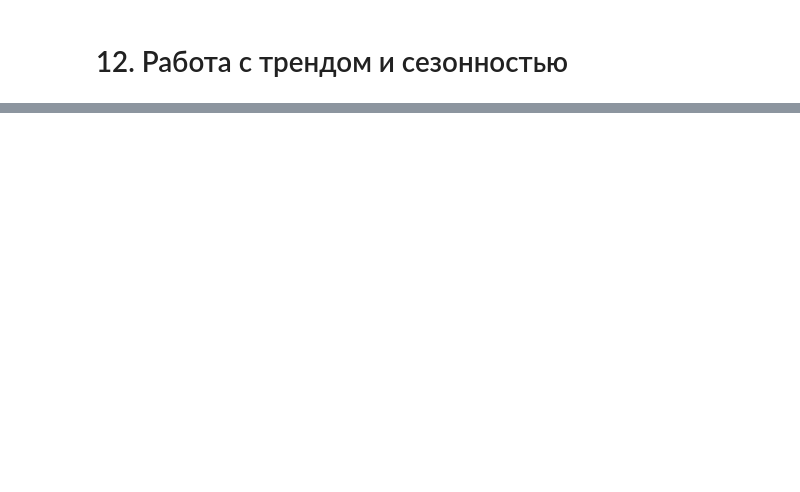
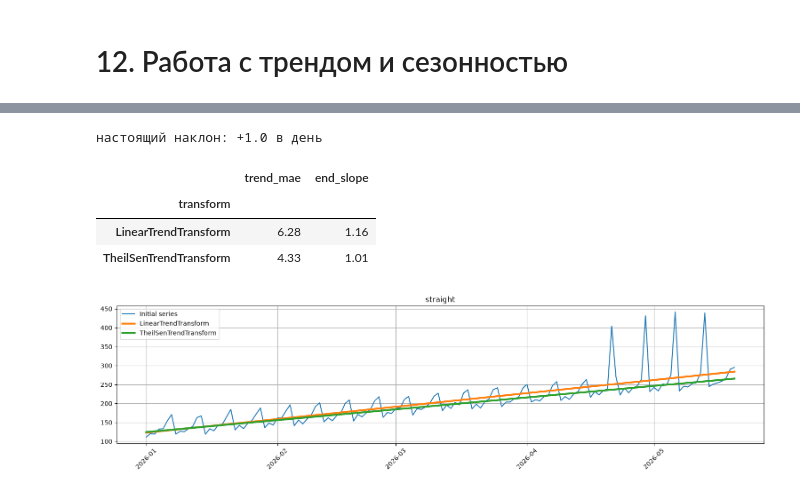
Before and after one commit to skv-analyst/study-data-analytics, a Jupyter notebook: 05-etna/notebooks/12-trend-seasonality.ipynb, the cells around one changed output, grey strips where cells are left out. Saved outputs shown, nothing was run; the diff lists cells and outputs as text; code cells hidden in the pictures; blank space fills up the shorter version.

```diff
--- a/05-etna/notebooks/12-trend-seasonality.ipynb
+++ b/05-etna/notebooks/12-trend-seasonality.ipynb
@@ -86,0 +102,37 @@ Backtest всех вариантов на стандартном периоде
+# %%
+def trend_errors(name: str, transforms: dict) -> pd.DataFrame:
+    """Насколько оценённый тренд отличается от настоящего и с каким наклоном он заканчивается."""
+    ts = series[name]
+    values = ts[:, name, "target"]
+    rows = []
+    for label, transform in transforms.items():
+        ts_detrended = deepcopy(ts)
+        ts_detrended.fit_transform([transform])
+        fitted_trend = values - ts_detrended[:, name, "target"]  # трансформ вычитает тренд — разница и есть тренд
+        rows.append({
+            "transform": label,
+            "trend_mae": (fitted_trend - true_trend[name]).abs().mean(),
+            "end_slope": fitted_trend.diff().iloc[-1],  # наклон в конце ряда — с ним тренд уйдёт в прогноз
+        })
+    return pd.DataFrame(rows).set_index("transform")
+
+
+straight_transforms = {
+    "LinearTrendTransform": LinearTrendTransform(in_column="target"),
+    "TheilSenTrendTransform": TheilSenTrendTransform(in_column="target"),
+}
+plot_trend(series["straight"], trend_transform=list(straight_transforms.values()), figsize=(15, 4))
+save_fig(plt.gcf(), "trend-straight")
+
+print("настоящий наклон: +1.0 в день")
+trend_errors("straight", {
+    "LinearTrendTransform": LinearTrendTransform(in_column="target"),
+    "TheilSenTrendTransform": TheilSenTrendTransform(in_column="target"),
+}).round(2)
+# %% [output]
+настоящий наклон: +1.0 в день
+|  | trend_mae | end_slope |
+| transform |  |  |
+| LinearTrendTransform | 6.28 | 1.16 |
+| TheilSenTrendTransform | 4.33 | 1.01 |
+[figure, added]
```
Also changed, not shown: parts of 40 cells of this notebook, 9 other files.
